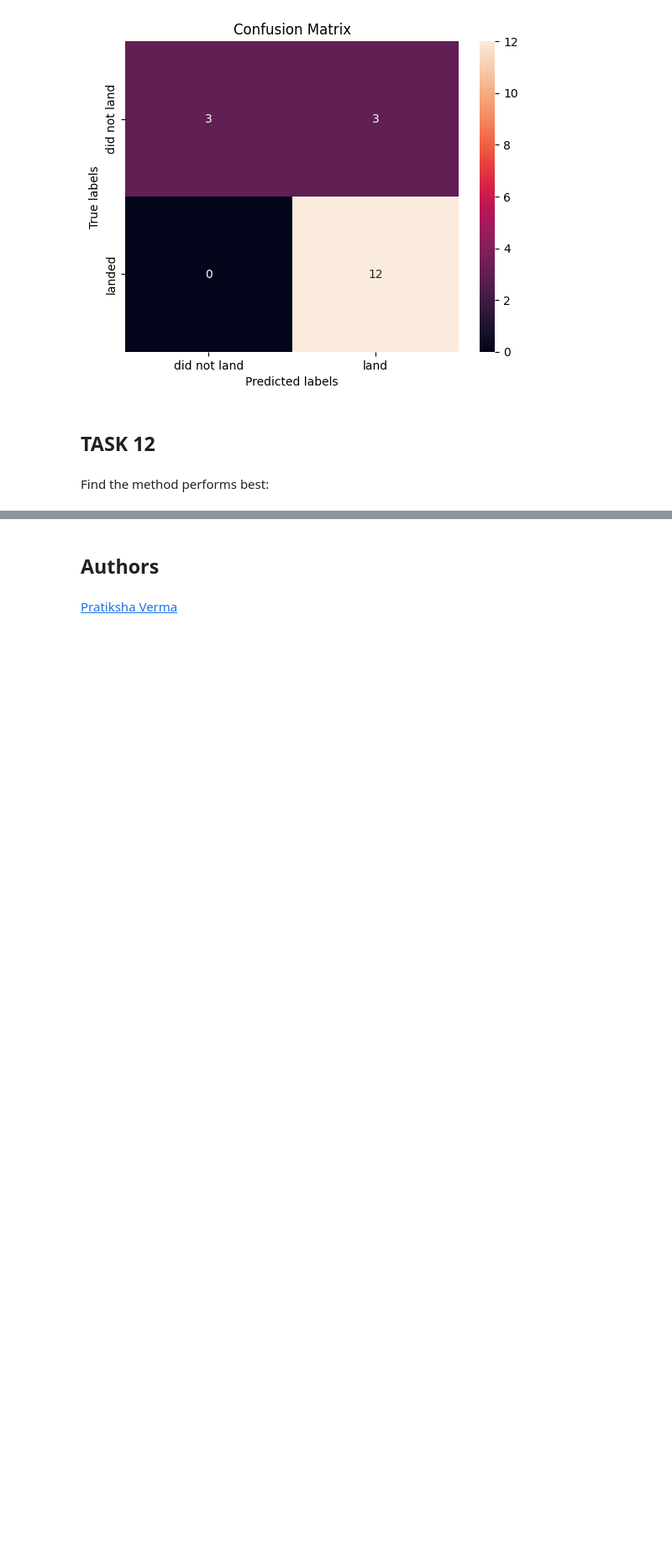
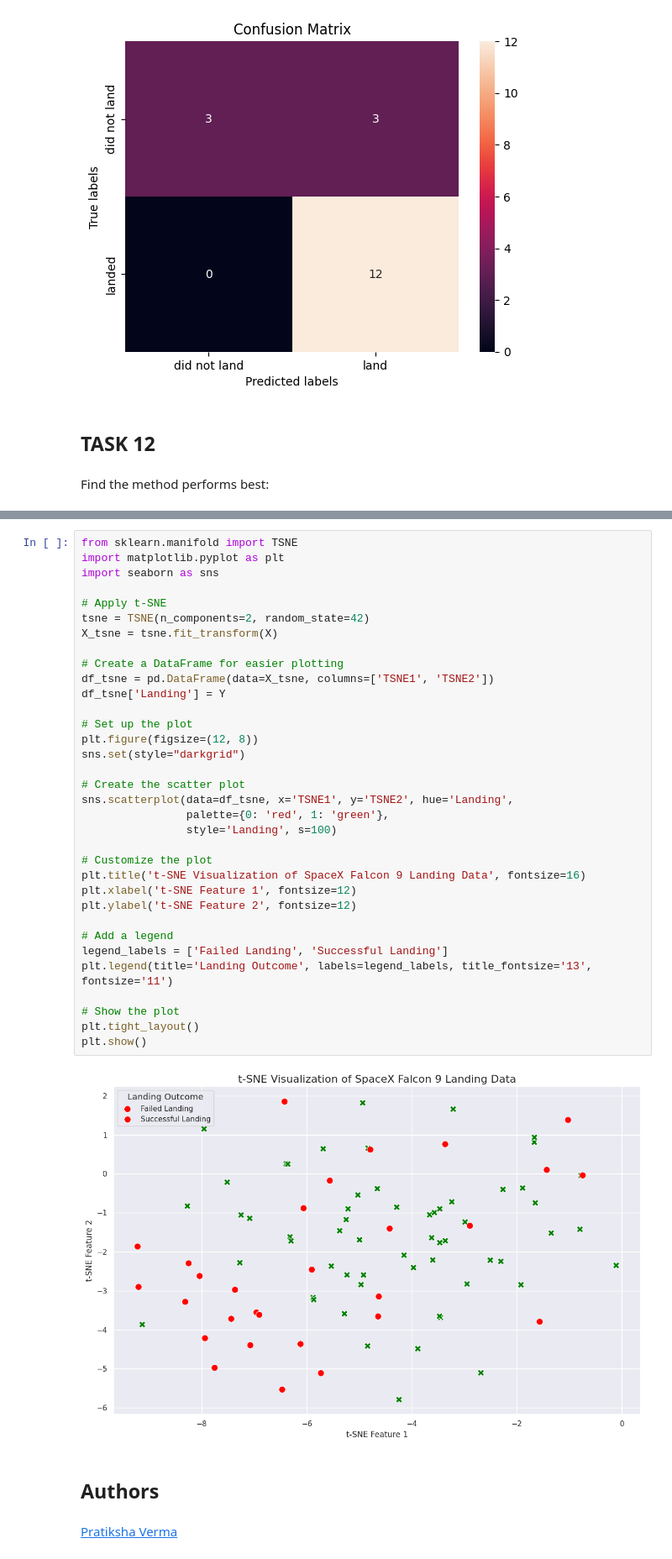
Before and after one commit to Concius/DataCap, a Jupyter notebook: SpaceX_Machine_Learning_Prediction_Part_5.jupyterlite.ipynb, the cells around one changed output, grey strips where cells are left out. Shown: that part at 84% size. Cells and saved outputs as stored; diff of their text form; blank space fills up the shorter version.

```diff
--- a/SpaceX_Machine_Learning_Prediction_Part_5.jupyterlite.ipynb
+++ b/SpaceX_Machine_Learning_Prediction_Part_5.jupyterlite.ipynb
@@ -404,3 +404,39 @@ Best performing model: Logistic Regression with accuracy 0.8333
+# %%
+from sklearn.manifold import TSNE
+import matplotlib.pyplot as plt
+import seaborn as sns
+
+# Apply t-SNE
+tsne = TSNE(n_components=2, random_state=42)
+X_tsne = tsne.fit_transform(X)
+
+# Create a DataFrame for easier plotting
+df_tsne = pd.DataFrame(data=X_tsne, columns=['TSNE1', 'TSNE2'])
+df_tsne['Landing'] = Y
+
+# Set up the plot
+plt.figure(figsize=(12, 8))
+sns.set(style="darkgrid")
+
+# Create the scatter plot
+sns.scatterplot(data=df_tsne, x='TSNE1', y='TSNE2', hue='Landing',
+                palette={0: 'red', 1: 'green'},
+                style='Landing', s=100)
+
+# Customize the plot
+plt.title('t-SNE Visualization of SpaceX Falcon 9 Landing Data', fontsize=16)
+plt.xlabel('t-SNE Feature 1', fontsize=12)
+plt.ylabel('t-SNE Feature 2', fontsize=12)
+
+# Add a legend
+legend_labels = ['Failed Landing', 'Successful Landing']
+plt.legend(title='Landing Outcome', labels=legend_labels, title_fontsize='13', fontsize='11')
+
+# Show the plot
+plt.tight_layout()
+plt.show()
+# %% [output]
+[figure, added]
 # %% [markdown]
 ## Authors
 # %% [markdown]
```
Also changed, not shown: parts of 4 cells of this notebook.
